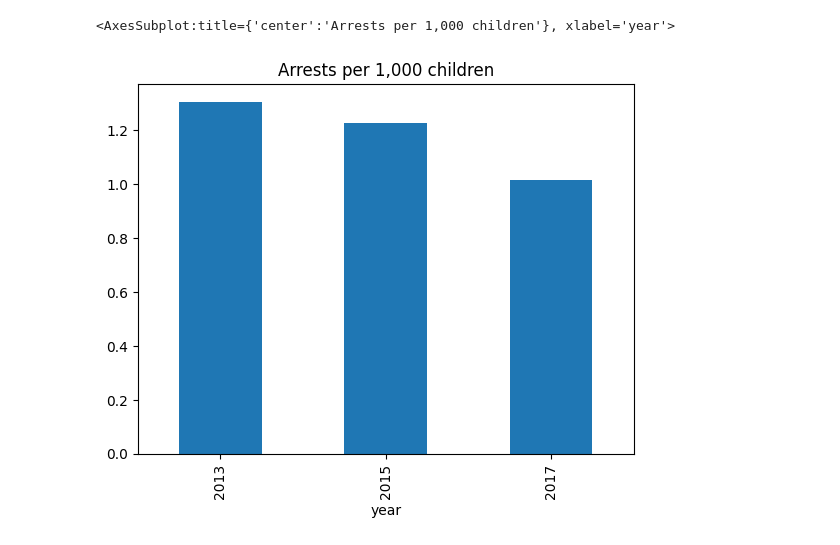
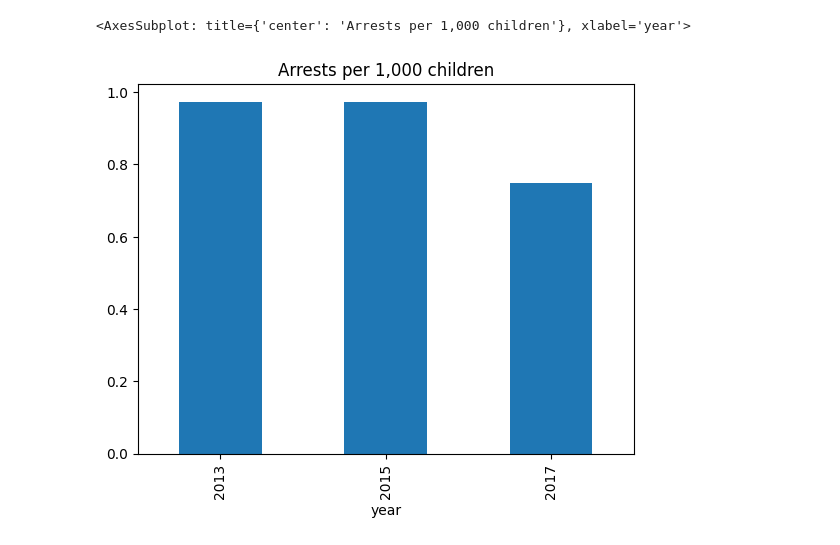
Before and after one commit to cbs-news-data/crdc-le-referral-data, a Jupyter notebook: notebooks/historical_trends/trends.ipynb, the cells around one changed output. Cells and saved outputs as stored; diff of their text form; code cells hidden in the pictures.

```diff
--- a/notebooks/historical_trends/trends.ipynb
+++ b/notebooks/historical_trends/trends.ipynb
@@ -110,0 +5,2 @@ df = read_stack_dfs(
+# %%
+df = pd.read_csv("input/crdc-referrals-arrests-cleaned.csv", low_memory=False)
@@ -111,14 +12,11 @@ df = read_stack_dfs(
 # %%
 (
-    df.assign(
-        total_arrests=df[ARR_COLS].sum(axis=1),
-        total_enrollment=df[ENR_COLS].sum(axis=1),
-    )
-    .groupby("year")[["total_arrests", "total_enrollment"]]
+    df.groupby("year")[["total_arrests", "total_enrollment"]]
     .sum()
     .assign(arrest_rate=lambda df: df.total_arrests / df.total_enrollment)
-    .arrest_rate.multiply(1000).plot(kind="bar", title="Arrests per 1,000 children")
+    .arrest_rate.multiply(1000)
+    .plot(kind="bar", title="Arrests per 1,000 children")
 )
 # %% [output]
-<AxesSubplot:title={'center':'Arrests per 1,000 children'}, xlabel='year'>
+<AxesSubplot: title={'center': 'Arrests per 1,000 children'}, xlabel='year'>
-[figure, old version]
+[figure, new version]
```
Also changed, not shown: parts of 2 cells of this notebook, 23 other files.
